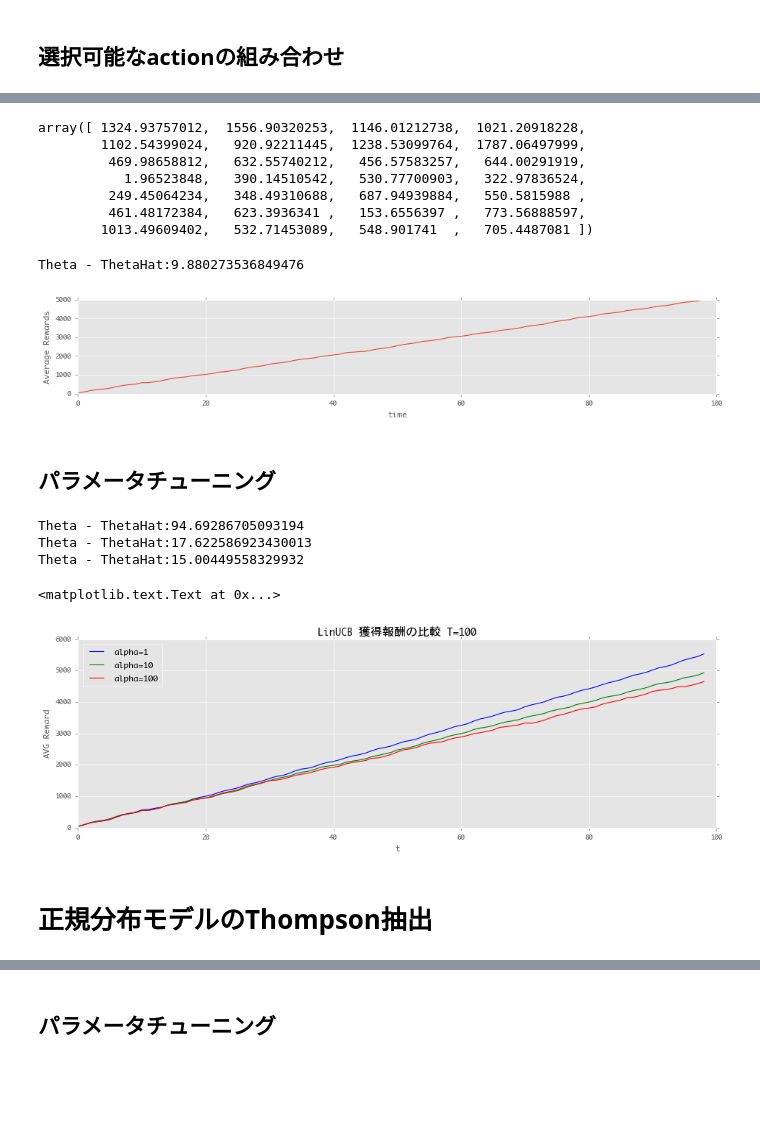
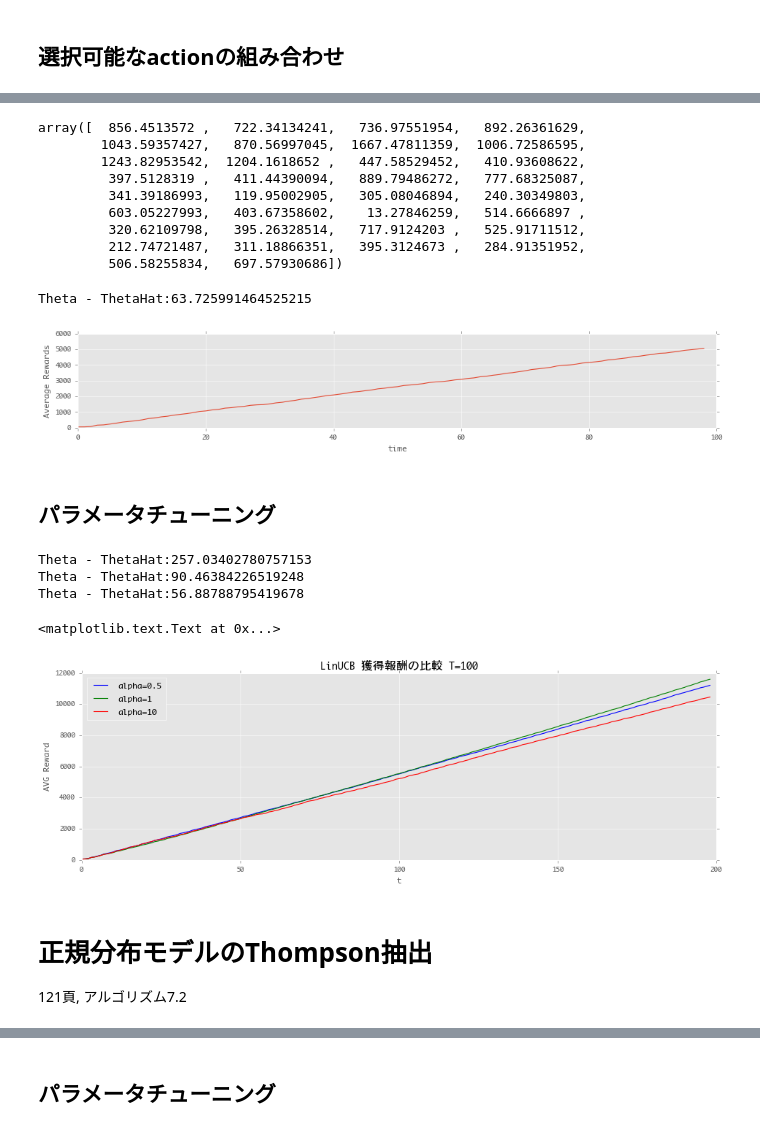
Before and after one commit to hagino3000/notebooks, a Jupyter notebook: MLP_bandit/Chap7.ipynb, the cells around one changed output, grey strips where cells are left out. Drawn from its saved outputs; the diff is of its cells as text; code cells hidden in the pictures; blank space fills up the shorter version.

```diff
--- a/MLP_bandit/Chap7.ipynb
+++ b/MLP_bandit/Chap7.ipynb
@@ -32,12 +33,7 @@ attribute = {
     'female_20': 8,
     'female_30': 20
 }
-contextual_attr = {
-    'design_a': 0,
-    'design_b': 0,
-    'font_a': 0,
-    'font_b': 0
-}
+# デザインとfontはユーザー属性に依存して報酬が決まる
 contextual_attrs = {
     'men_20': {
         'design': {
@@ -46,10 +42,7 @@ contextual_attrs = {
             'c': 16,
             'd': 17
         },
-        'font': {
-            'a': 10,
-            'b': 5
-        }
+        'font': {'a': 10, 'b': 5}
     },
     'men_30': {
         'design': {
@@ -58,10 +51,7 @@ contextual_attrs = {
             'c': 3,
             'd': 4
         },
-        'font': {
-            'a': 10,
-            'b': -1
-        }
+        'font': {'a': 10, 'b': -1}
     },
     'female_20': {
         'design': {
@@ -70,10 +60,7 @@ contextual_attrs = {
             'c': 30,
             'd': 35
         },
-        'font': {
-            'a': 5,
-            'b': -10
-        }
+        'font': {'a': 5,'b': -10}
     },
     'female_30': {
         'design': {
@@ -82,10 +69,7 @@ contextual_attrs = {
             'c': 15,
             'd': 17
         },
-        'font': {
-            'a': -5,
-            'b': 3
-        }
+        'font': {'a': -5, 'b': 3}
     }
 }
 
@@ -231,13 +236,15 @@ array([ 13.91623071,  17.13878058,   7.04402288,   9.43358848,
 # %%
 b
 # %% [output]
-array([ 1324.93757012,  1556.90320253,  1146.01212738,  1021.20918228,
-        1102.54399024,   920.92211445,  1238.53099764,  1787.06497999,
-         469.98658812,   632.55740212,   456.57583257,   644.00291919,
-           1.96523848,   390.14510542,   530.77700903,   322.97836524,
-         249.45064234,   348.49310688,   687.94939884,   550.5815988 ,
-         461.48172384,   623.3936341 ,   153.6556397 ,   773.56888597,
-        1013.49609402,   532.71453089,   548.901741  ,   705.4487081 ])
+array([  856.4513572 ,   722.34134241,   736.97551954,   892.26361629,
+        1043.59357427,   870.56997045,  1667.47811359,  1006.72586595,
+        1243.82953542,  1204.1618652 ,   447.58529452,   410.93608622,
+         397.5128319 ,   411.44390094,   889.79486272,   777.68325087,
+         341.39186993,   119.95002905,   305.08046894,   240.30349803,
+         603.05227993,   403.67358602,    13.27846259,   514.6666897 ,
+         320.62109798,   395.26328514,   717.9124203 ,   525.91711512,
+         212.74721487,   311.18866351,   395.3124673 ,   284.91351952,
+         506.58255834,   697.57930686])
 # %%
 def run_linucb_test(T, trial, param_sigma02=300, param_alpha=10, plot=True):
     rewards_result = []
@@ -259,30 +266,32 @@ def run_linucb_test(T, trial, param_sigma02=300, param_alpha=10, plot=True):
 # %%
 rewards = run_linucb_test(T=100, trial=10)
 # %% [output]
-Theta - ThetaHat:9.880273536849476
+Theta - ThetaHat:63.725991464525215
-[figure, old version]
+[figure, new version]
 # %% [markdown]
 ## パラメータチューニング
 # %%
-rewards_1 = run_linucb_test(T=100, trial=10, param_alpha=1, plot=False)
-rewards_2 = run_linucb_test(T=100, trial=10, param_alpha=10, plot=False)
-rewards_3 = run_linucb_test(T=100, trial=10, param_alpha=100, plot=False)
+rewards_1 = run_linucb_test(T=200, trial=10, param_alpha=0.5, plot=False)
+rewards_2 = run_linucb_test(T=200, trial=10, param_alpha=1, plot=False)
+rewards_3 = run_linucb_test(T=200, trial=10, param_alpha=10, plot=False)
 # %% [output]
-Theta - ThetaHat:94.69286705093194
-Theta - ThetaHat:17.622586923430013
-Theta - ThetaHat:15.00449558329932
+Theta - ThetaHat:257.03402780757153
+Theta - ThetaHat:90.46384226519248
+Theta - ThetaHat:56.88788795419678
 # %%
 plt.figure(figsize=(14, 4))
-plt.plot(rewards_1, color='b', label='alpha=1')
-plt.plot(rewards_2, color='g', label='alpha=10')
-plt.plot(rewards_3, color='r', label='alpha=100')
+plt.plot(rewards_1, color='b', label='alpha=0.5')
+plt.plot(rewards_2, color='g', label='alpha=1')
+plt.plot(rewards_3, color='r', label='alpha=10')
 plt.ylabel('AVG Reward')
 plt.xlabel('t')
 plt.legend(loc='best')
 plt.title(u'LinUCB 獲得報酬の比較 T=100')
 # %% [output]
 <matplotlib.text.Text at 0x...>
-[figure, old version]
+[figure, new version]
 # %% [markdown]
 # 正規分布モデルのThompson抽出
+
+121頁, アルゴリズム7.2
 # %% [markdown]
```
Also changed, not shown: parts of 25 cells of this notebook.
